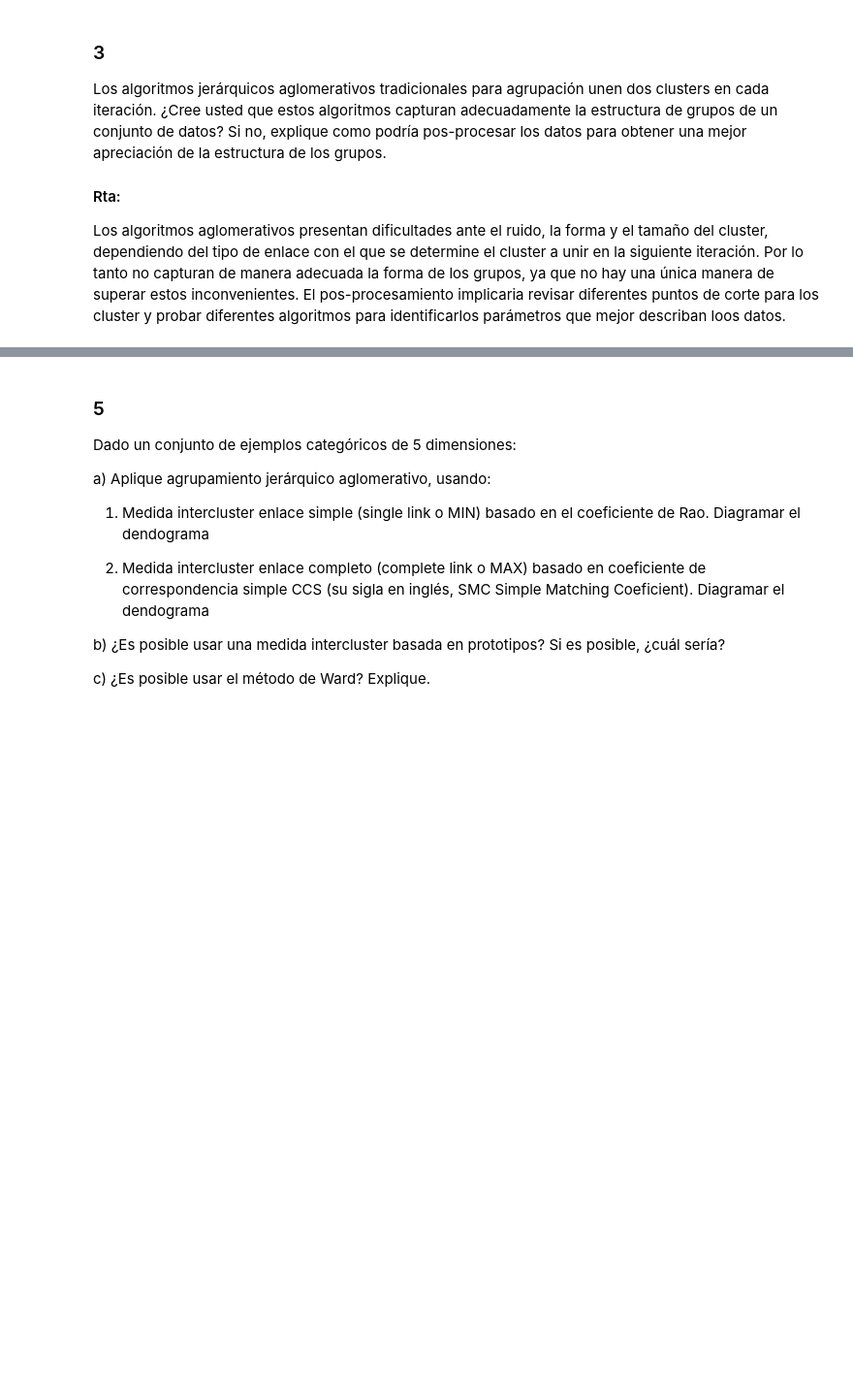
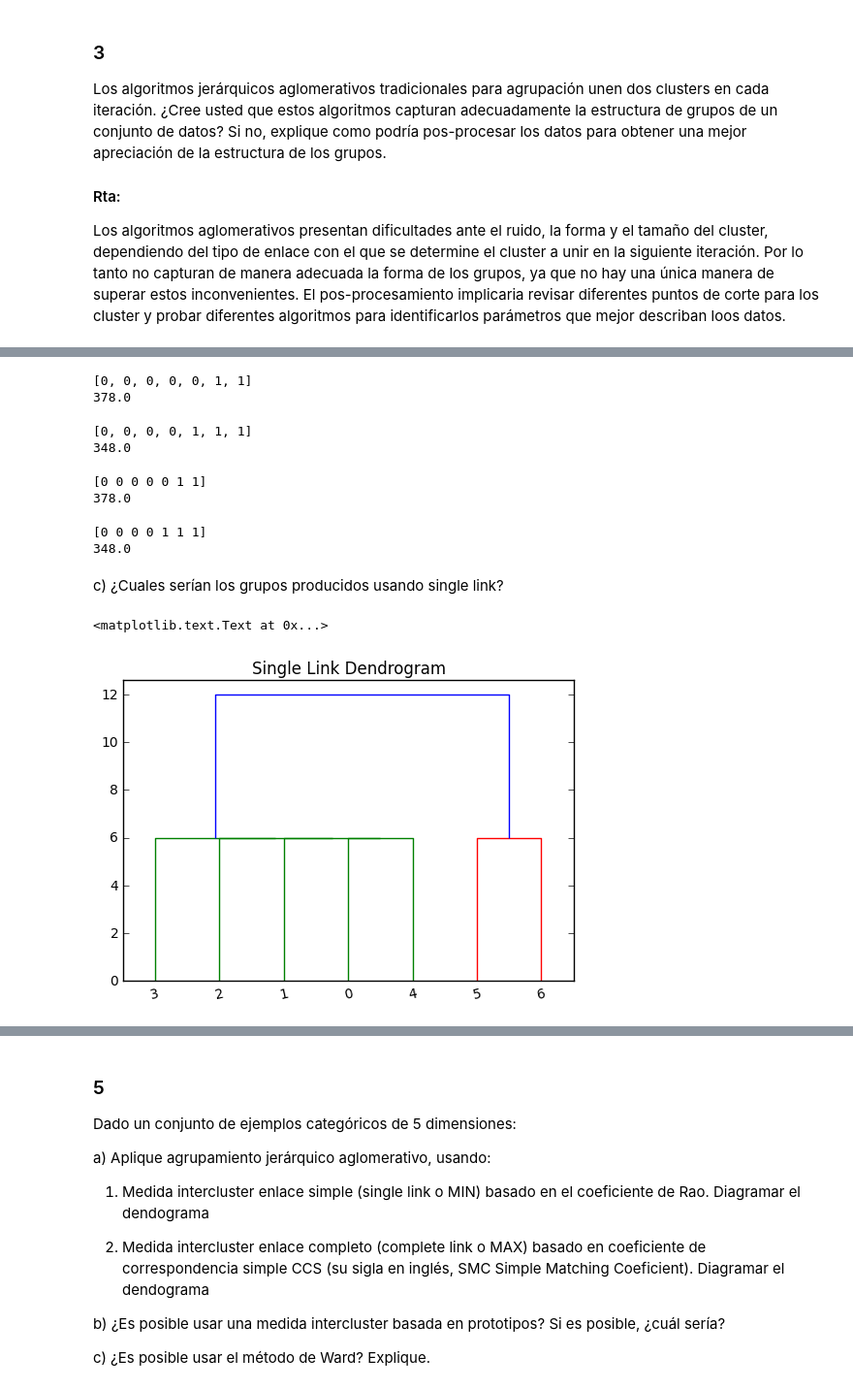
Before and after one commit to Yagwar/TAMD, a Jupyter notebook: Mineria de datos - Taller Agrupación - 88262070.ipynb, the cells around one changed output, grey strips where cells are left out. Shown at 97% size. Saved outputs shown, nothing was run; the diff lists cells and outputs as text; code cells hidden in the pictures; blank space fills up the shorter version.

```diff
--- a/Mineria de datos - Taller Agrupación - 88262070.ipynb
+++ b/Mineria de datos - Taller Agrupación - 88262070.ipynb
@@ -172,0 +169,47 @@ explica ese comportamiento?
+# %%
+data=[6,12,18,24,30,42,48]
+c1=[18,45]
+c2=[15,40]
+# %%
+dists=np.array([distance.sqeuclidean(point,centroid) for point in data for centroid in c1]).reshape(7,2)
+clust=[np.argmin(point) for point in dists]
+print clust
+err=sum([ dists[i,clust[i]]for i in range(len(dists))])
+print err
+# %% [output]
+[0, 0, 0, 0, 0, 1, 1]
+378.0
+# %%
+dists=np.array([distance.sqeuclidean(point,centroid) for point in data for centroid in c2]).reshape(7,2)
+clust=[np.argmin(point) for point in dists]
+print clust
+err=sum([ dists[i,clust[i]]for i in range(len(dists))])
+print err
+# %% [output]
+[0, 0, 0, 0, 1, 1, 1]
+348.0
+# %%
+data_km=KMeans(n_clusters=2, init=np.array(c1).reshape(2,1)).fit(np.array(data).reshape(7,1))
+print data_km.labels_
+print data_km.inertia_
+# %% [output]
+[0 0 0 0 0 1 1]
+378.0
+# %%
+data_km=KMeans(n_clusters=2, init=np.array(c2).reshape(2,1)).fit(np.array(data).reshape(7,1))
+print data_km.labels_
+print data_km.inertia_
+# %% [output]
+[0 0 0 0 1 1 1]
+348.0
+# %% [markdown]
+c) ¿Cuales serían los grupos producidos usando single link?
+# %%
+ytdist = np.array(data).reshape(7,1)
+Z = hierarchy.linkage(ytdist, 'single')
+plt.figure()
+dn = hierarchy.dendrogram(Z)
+plt.title('Single Link Dendrogram')
+# %% [output]
+<matplotlib.text.Text at 0x...>
+[figure, added]
```
Also changed, not shown: parts of 9 cells of this notebook.
